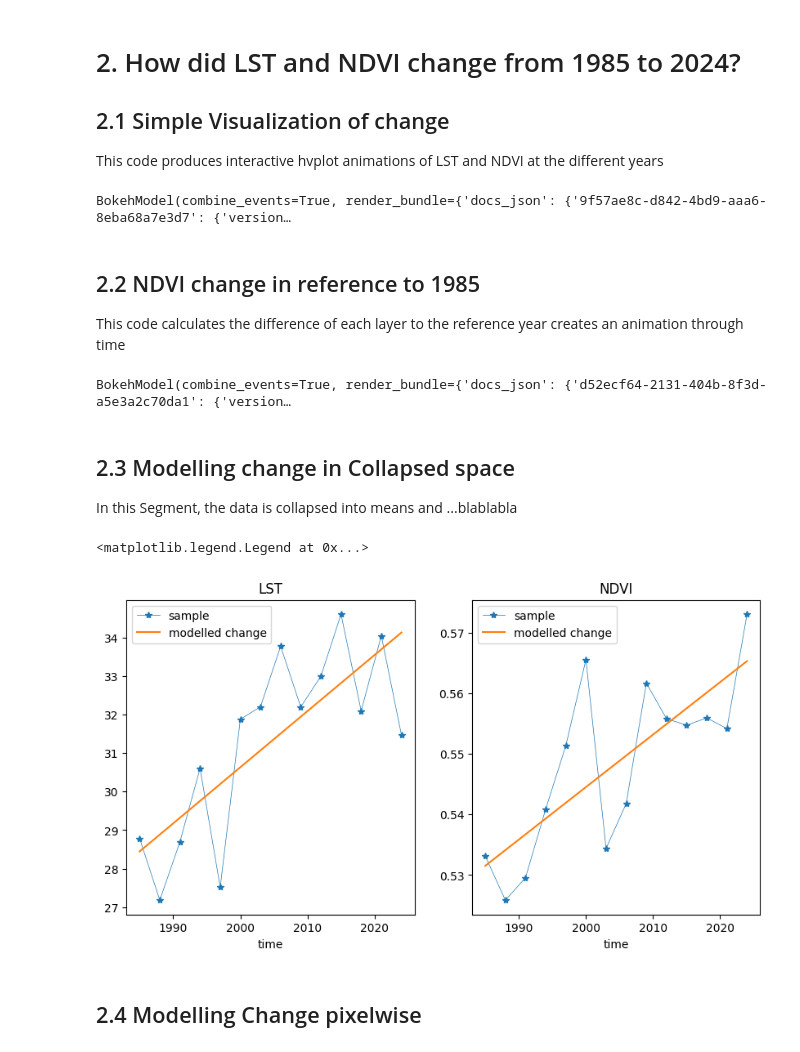
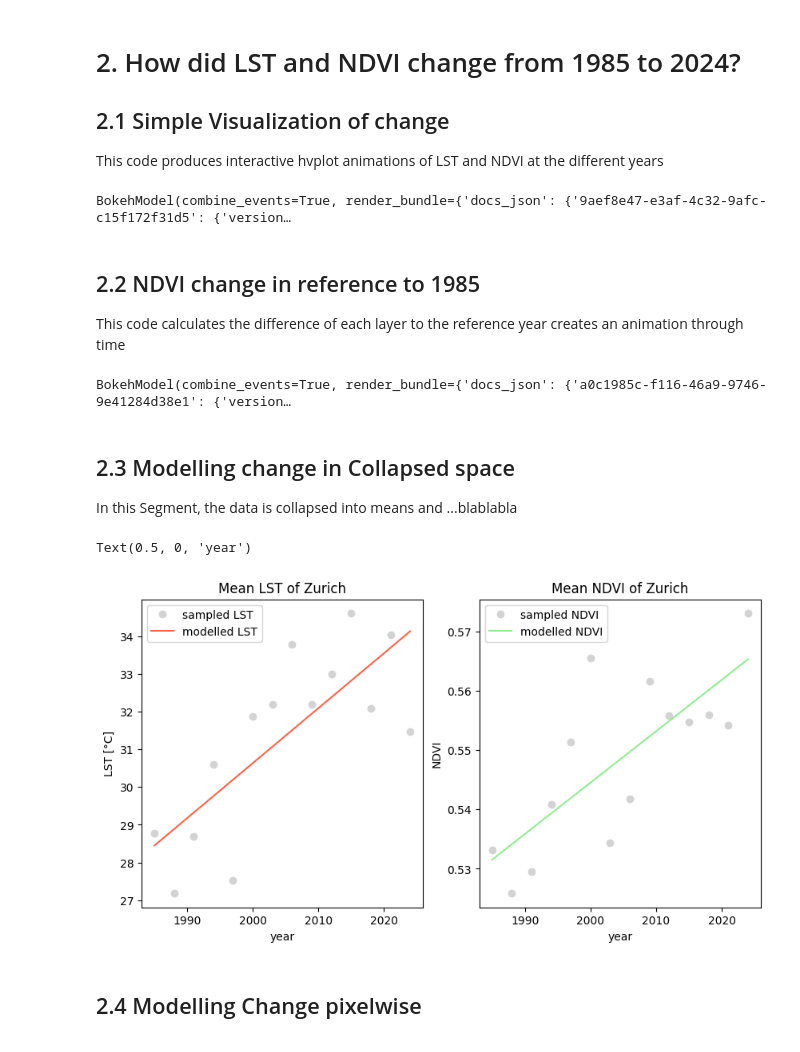
Before and after one commit to MinaKimBebi/Urban_Heat_Zurich_sds210_mbebi, a Jupyter notebook: notebooks/heattrends_in_Zurich.ipynb, the cells around one changed output. Drawn from its saved outputs; the diff is of its cells as text; code cells hidden in the pictures.

Commit message:
adjusted graphs 2.3 + explorative plots

```diff
--- a/notebooks/heattrends_in_Zurich.ipynb
+++ b/notebooks/heattrends_in_Zurich.ipynb
@@ -72,19 +72,30 @@ Text(0.5, 1.0, 'Zürich 2024')
 ## 2.1 Simple Visualization of change
 This code produces interactive hvplot animations of LST and NDVI at the different years
 # %%
+def limits(array, p = 2):
+    vmin = np.percentile(array, p)
+    vmax = np.percentile(array, 100-p)
+    return vmin, vmax
+
+
 #plot LST
-LST_max_hv = np.percentile(LST, 98)
-LST_min_hv = np.percentile(LST, 2)
+LST_min_hv, LST_max_hv = limits(LST)
+
 LST_hvplot = LST.hvplot(x = "x", y = "y", groupby = "time", cmap = cmc.lajolla_r,
               clim = (LST_min_hv, LST_max_hv),
+              clabel = "Land Surface Temperature [°C]",
               aspect='equal',
               xaxis = None, yaxis = None)
 
+#calculate the NDVI
+NDVI = (NIR - Red)/(NIR + Red)
 
 #plot NDVI
-NDVI_max_hv = np.percentile(NDVI, 98)
+NDVI_min_hv, NDVI_max_hv = limits(NDVI)
+#NDVI_max_hv=np.percentile(NDVI, 98)               #only max used -->almost no negative values
 NDVI_hvplot = NDVI.hvplot(x = "x", y = "y", groupby = "time", cmap = cmc.tokyo,
               clim = (0, NDVI_max_hv),
+              clabel = "NDVI",
               aspect='equal',
               shared_axes = False,
               xaxis = None, yaxis = None)
@@ -92,60 +103,63 @@ NDVI_hvplot = NDVI.hvplot(x = "x", y = "y", groupby = "time", cmap = cmc.tokyo,
 
 LST_hvplot + NDVI_hvplot
 # %% [output]
-BokehModel(combine_events=True, render_bundle={'docs_json': {'9f57ae8c-d842-4bd9-aaa6-8eba68a7e3d7': {'version…
+BokehModel(combine_events=True, render_bundle={'docs_json': {'9aef8e47-e3af-4c32-9afc-c15f172f31d5': {'version…
 # %% [markdown]
 ## 2.2 NDVI change in reference to 1985
 This code calculates the difference of each layer to the reference year creates an animation through time
 # %%
-#calculate the NDVI
-NDVI = (NIR - Red)/(NIR + Red)
-
+#calculate difference
 NDVI_dif = NDVI.sel(time = slice(1988,2024)) - NDVI.sel(time = 1985)
 
-NDVI_min = np.percentile(NDVI_dif, 2)# percentile to crop outliers
-NDVI_max = np.percentile(NDVI_dif, 98)#### daraus ein function machen !
-NDVI_bound = max(abs(NDVI_min), abs(NDVI_max))# center around 0
+#set boundaries for visualisation centerd around 0
+NDVI_min, NDVI_max = limits(NDVI_dif)
+NDVI_boundry = max(abs(NDVI_min), abs(NDVI_max))# center around 0
+
 #animate NDVI
 NDVI_dif.hvplot(x = "x", y = "y", groupby = "time", cmap = cmc.bam,
-              clim = (NDVI_min, NDVI_max),
+              clim = (-NDVI_boundry, NDVI_boundry),
+              clabel = "Change in NDVI in reference to 1985",
               aspect='equal',
-              title = "Difference in NDVI in reference to 1985",
               xaxis = None, yaxis = None,
               widget_location = "bottom",
               widget_type = "scrubber")
 # %% [output]
-BokehModel(combine_events=True, render_bundle={'docs_json': {'d52ecf64-2131-404b-8f3d-a5e3a2c70da1': {'version…
+BokehModel(combine_events=True, render_bundle={'docs_json': {'a0c1985c-f116-46a9-9746-9e41284d38e1': {'version…
 # %% [markdown]
 ##  2.3 Modelling change in Collapsed space
 In this Segment, the data is collapsed into means and ...blablabla
 # %%
 # change in overall NDVI
 
 NDVI_mean = NDVI.mean(dim =["x","y"])
 
 NDVI_mean_fit = NDVI_mean.polyfit(dim = "time", deg = 1)
 NDVI_mean_trend_line = xr.polyval(NDVI_mean.time, NDVI_mean_fit.polyfit_coefficients)
 
 # change in overall LST
 LST_mean = LST.mean(dim =["x","y"])
 LST_mean_fit = LST_mean.polyfit(dim = "time", deg = 1)
 LST_mean_trend_line = xr.polyval(LST_mean.time, LST_mean_fit.polyfit_coefficients)
 
 #plotting
 fig, ax = plt.subplots(1,2, figsize = (10,5))
 
-LST_mean.plot(ax = ax[0],marker = "*", linewidth = 0.5, label = "sample")
-LST_mean_trend_line.plot(ax = ax[0], label = "modelled change")
-ax[0].set_title("LST")
+LST_mean.plot(ax = ax[0],marker = "o", ls= "", label = "sampled LST", color = "lightgrey")
+LST_mean_trend_line.plot(ax = ax[0], label = "modelled LST", color = "tomato")
+ax[0].set_title("Mean LST of Zurich")
 ax[0].legend()
+ax[0].set_ylabel("LST [°C]")
+ax[0].set_xlabel("year")
 
-NDVI_mean.plot(ax = ax[1], marker = "*", linewidth = 0.5, label = "sample")
-NDVI_mean_trend_line.plot(ax= ax[1], label = "modelled change")
-ax[1].set_title("NDVI")
+NDVI_mean.plot(ax = ax[1], marker = "o", ls = "", label = "sampled NDVI", color = "lightgrey")
+NDVI_mean_trend_line.plot(ax= ax[1], label = "modelled NDVI", color = "lightgreen")
+ax[1].set_title("Mean NDVI of Zurich")
 ax[1].legend()
+ax[1].set_ylabel("NDVI")
+ax[1].set_xlabel("year")
 # %% [output]
-<matplotlib.legend.Legend at 0x...>
+Text(0.5, 0, 'year')
-[figure, old version]
+[figure, new version]
 # %% [markdown]
 ## 2.4 Modelling Change pixelwise
 # %%
```
Also changed, not shown: parts of 5 cells of this notebook.
